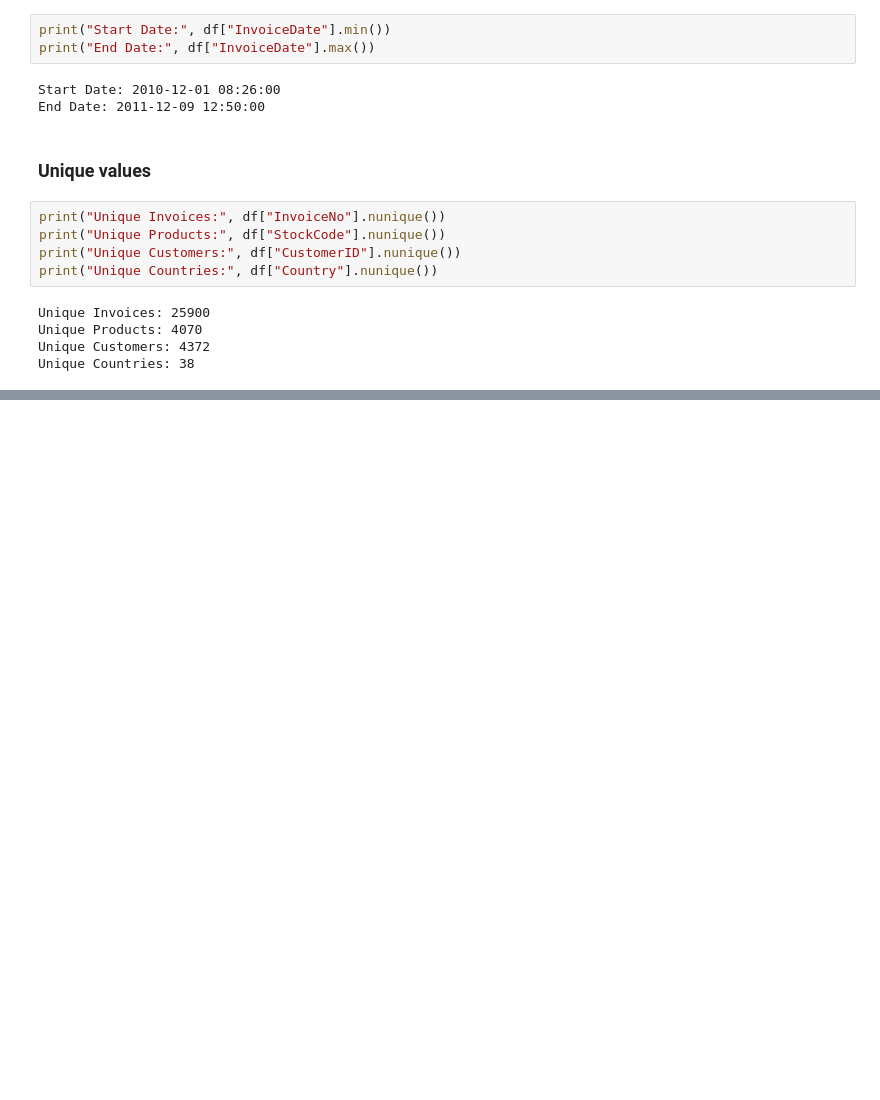
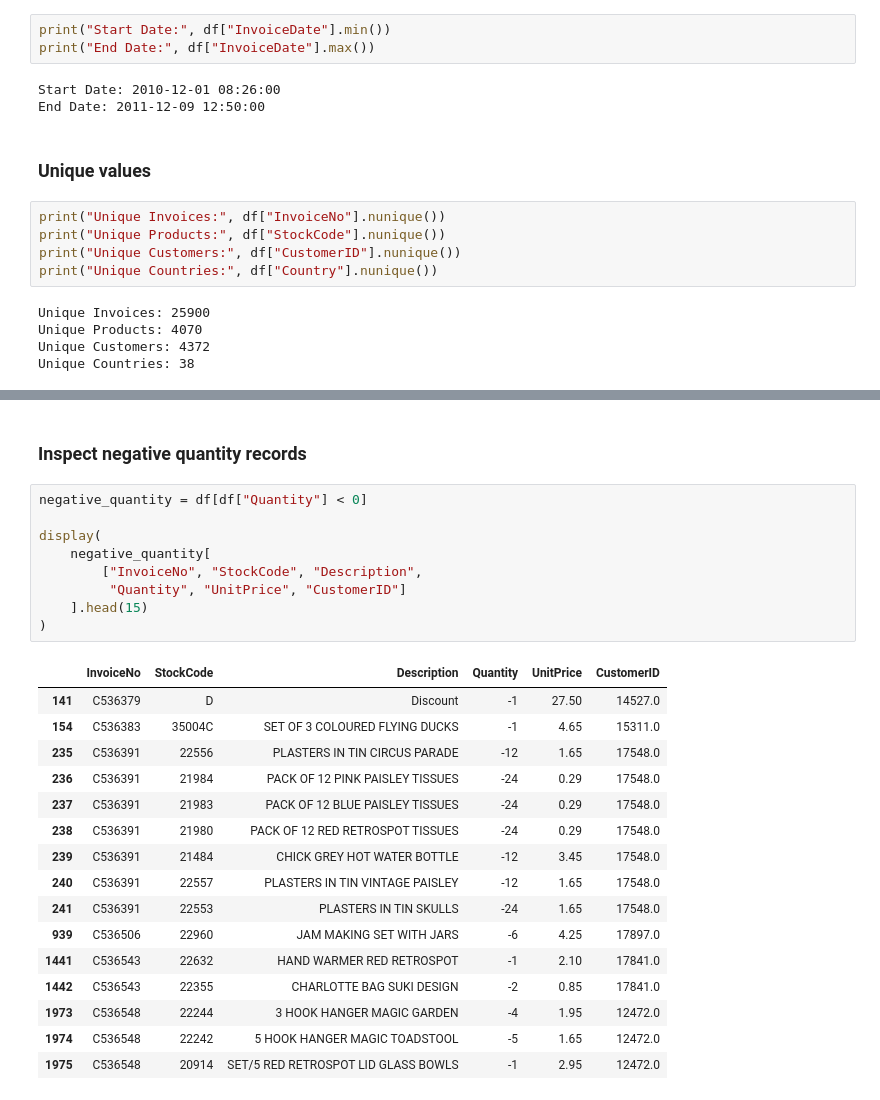
Before and after one commit to masudrr72/Python-Data-Analysis-projects, a Jupyter notebook: notebooks/ecommerce_sales_analysis.ipynb, the cells around one changed output, grey strips where cells are left out. Drawn from its saved outputs; the diff is of its cells as text; blank space fills up the shorter version.

```diff
--- a/notebooks/ecommerce_sales_analysis.ipynb
+++ b/notebooks/ecommerce_sales_analysis.ipynb
@@ -152,0 +228,28 @@ Unique Countries: 38
+# %% [markdown]
+### Inspect negative quantity records
+# %%
+negative_quantity = df[df["Quantity"] < 0]
+
+display(
+    negative_quantity[
+        ["InvoiceNo", "StockCode", "Description",
+         "Quantity", "UnitPrice", "CustomerID"]
+    ].head(15)
+)
+# %% [output]
+|  | InvoiceNo | StockCode | Description | Quantity | UnitPrice | CustomerID |
+| 141 | C536379 | D | Discount | -1 | 27.50 | 14527.0 |
+| 154 | C536383 | 35004C | SET OF 3 COLOURED FLYING DUCKS | -1 | 4.65 | 15311.0 |
+| 235 | C536391 | 22556 | PLASTERS IN TIN CIRCUS PARADE | -12 | 1.65 | 17548.0 |
+| 236 | C536391 | 21984 | PACK OF 12 PINK PAISLEY TISSUES | -24 | 0.29 | 17548.0 |
+| 237 | C536391 | 21983 | PACK OF 12 BLUE PAISLEY TISSUES | -24 | 0.29 | 17548.0 |
+| 238 | C536391 | 21980 | PACK OF 12 RED RETROSPOT TISSUES | -24 | 0.29 | 17548.0 |
+| 239 | C536391 | 21484 | CHICK GREY HOT WATER BOTTLE | -12 | 3.45 | 17548.0 |
+| 240 | C536391 | 22557 | PLASTERS IN TIN VINTAGE PAISLEY | -12 | 1.65 | 17548.0 |
+| 241 | C536391 | 22553 | PLASTERS IN TIN SKULLS | -24 | 1.65 | 17548.0 |
+| 939 | C536506 | 22960 | JAM MAKING SET WITH JARS | -6 | 4.25 | 17897.0 |
+| 1441 | C536543 | 22632 | HAND WARMER RED RETROSPOT | -1 | 2.10 | 17841.0 |
+| 1442 | C536543 | 22355 | CHARLOTTE BAG SUKI DESIGN | -2 | 0.85 | 17841.0 |
+| 1973 | C536548 | 22244 | 3 HOOK HANGER MAGIC GARDEN | -4 | 1.95 | 12472.0 |
+| 1974 | C536548 | 22242 | 5 HOOK HANGER MAGIC TOADSTOOL | -5 | 1.65 | 12472.0 |
+| 1975 | C536548 | 20914 | SET/5 RED RETROSPOT LID GLASS BOWLS | -1 | 2.95 | 12472.0 |
```
Also changed, not shown: parts of 16 cells of this notebook.
